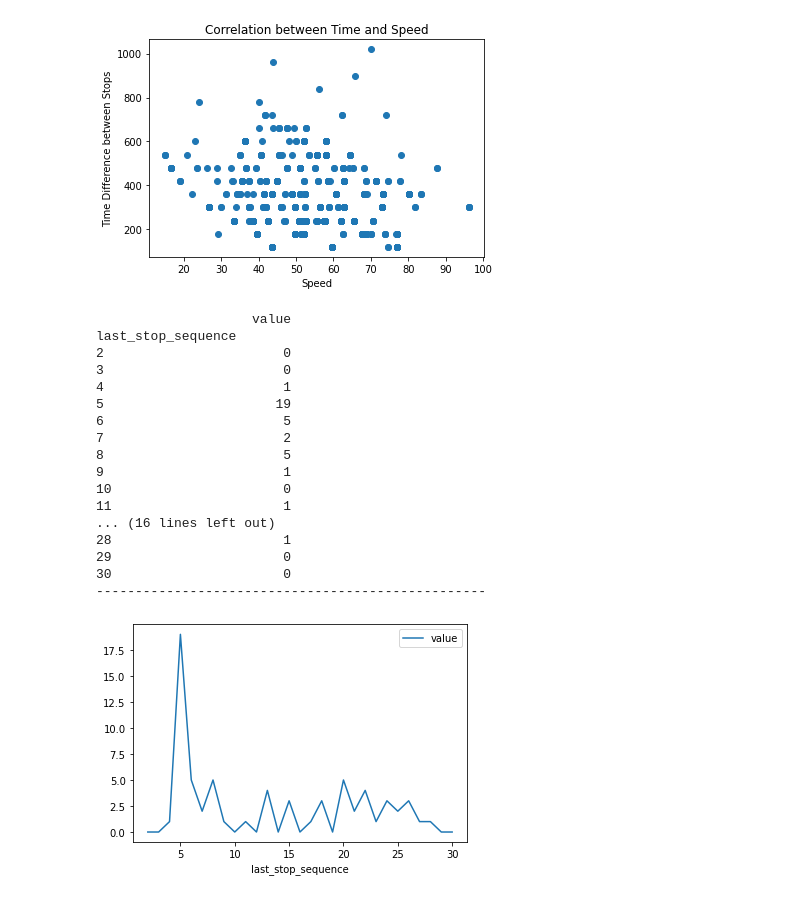
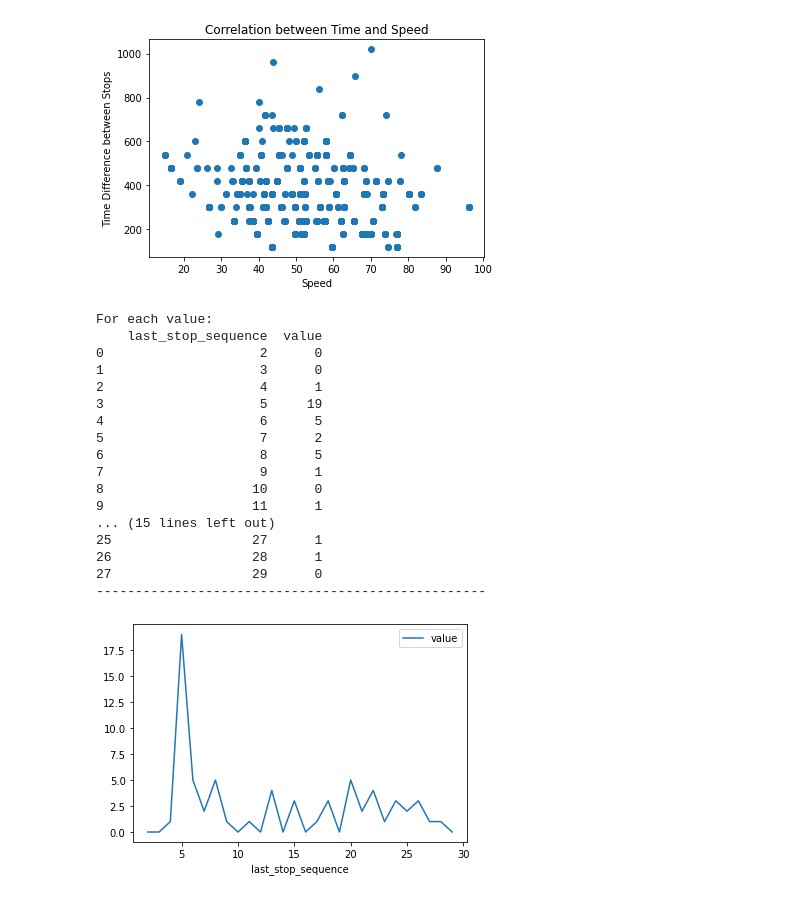
Before and after one commit to gianlucarea/weather-delay, a Jupyter notebook: week-focused-analytics.ipynb, the cells around one changed output. Saved outputs shown, nothing was run; the diff lists cells and outputs as text; code cells hidden in the pictures.

```diff
--- a/week-focused-analytics.ipynb
+++ b/week-focused-analytics.ipynb
@@ -262,23 +297,23 @@ helper.scatter_time_speed(df_analytics)
 # %% [output]
 [figure]
 # %%
-helper.plot_number_stops(df_analytics)
+result = helper.plot_number_stops(df_analytics)
 # %% [output]
-                    value
-last_stop_sequence
-2                       0
-3                       0
-4                       1
-5                      19
-6                       5
-7                       2
-8                       5
-9                       1
-10                      0
-11                      1
-... (16 lines left out)
-28                      1
-29                      0
-30                      0
+For each value:
+    last_stop_sequence  value
+0                    2      0
+1                    3      0
+2                    4      1
+3                    5     19
+4                    6      5
+5                    7      2
+6                    8      5
+7                    9      1
+8                   10      0
+9                   11      1
+... (15 lines left out)
+25                  27      1
+26                  28      1
+27                  29      0
 --------------------------------------------------
-[figure, old version]
+[figure, new version]
```
Also changed, not shown: parts of 3 cells of this notebook, 2 other files.
